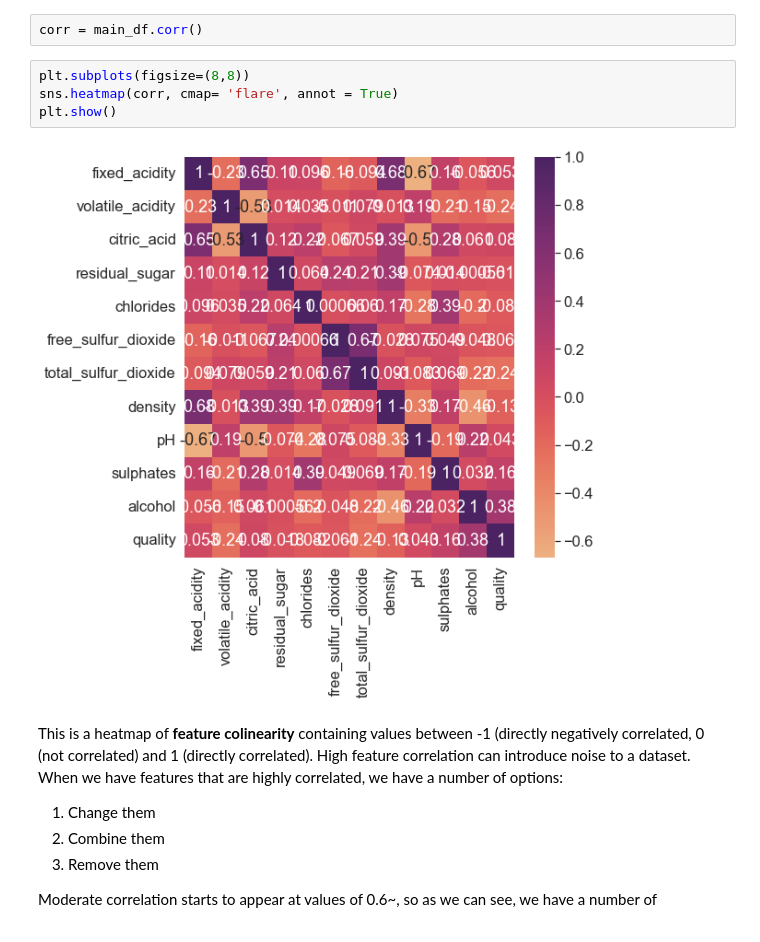
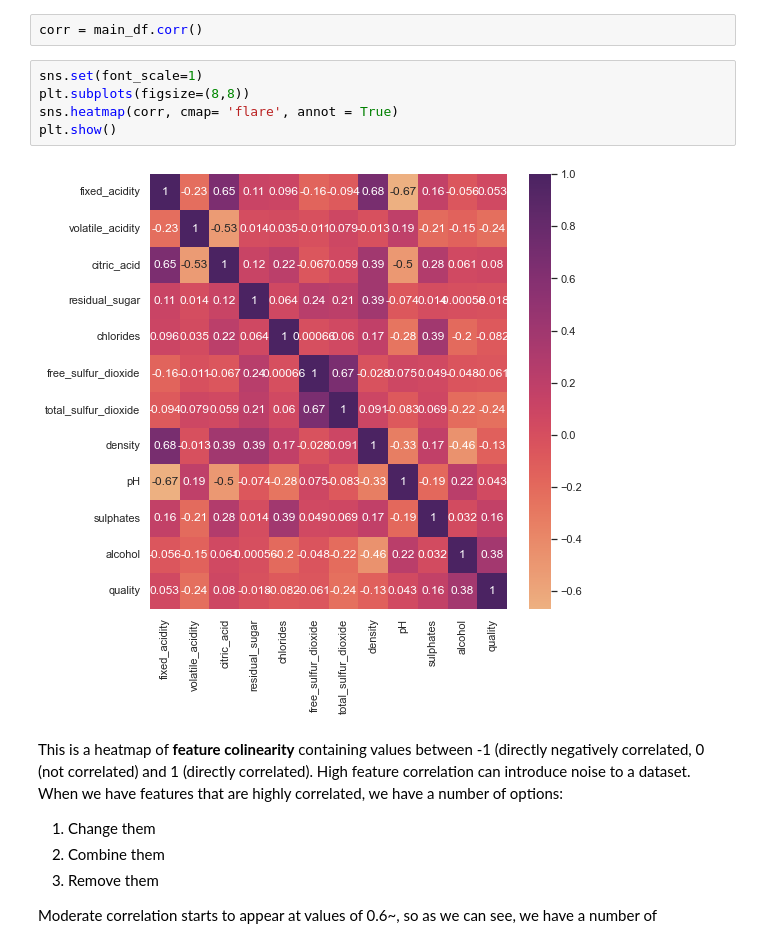
Before and after one commit to Studioname/wine, a Jupyter notebook: Wine_Quality.ipynb, the cells around one changed output. Drawn from its saved outputs; the diff is of its cells as text.

```diff
--- a/Wine_Quality.ipynb
+++ b/Wine_Quality.ipynb
@@ -864,11 +864,12 @@ It hasn't helped our accuracy - Except perhaps our KNN classifier. Let's do some
 # %%
 corr = main_df.corr()
 # %%
+sns.set(font_scale=1)
 plt.subplots(figsize=(8,8))
 sns.heatmap(corr, cmap= 'flare', annot = True)
 plt.show()
 # %% [output]
-[figure, old version]
+[figure, new version]
 # %% [markdown]
 This is a heatmap of **feature colinearity** containing values between -1 (directly negatively correlated, 0 (not correlated) and 1 (directly correlated). High feature correlation can introduce noise to a dataset. When we have features that are highly correlated, we have a number of options:
 
```
Also changed, not shown: parts of 12 cells of this notebook.
